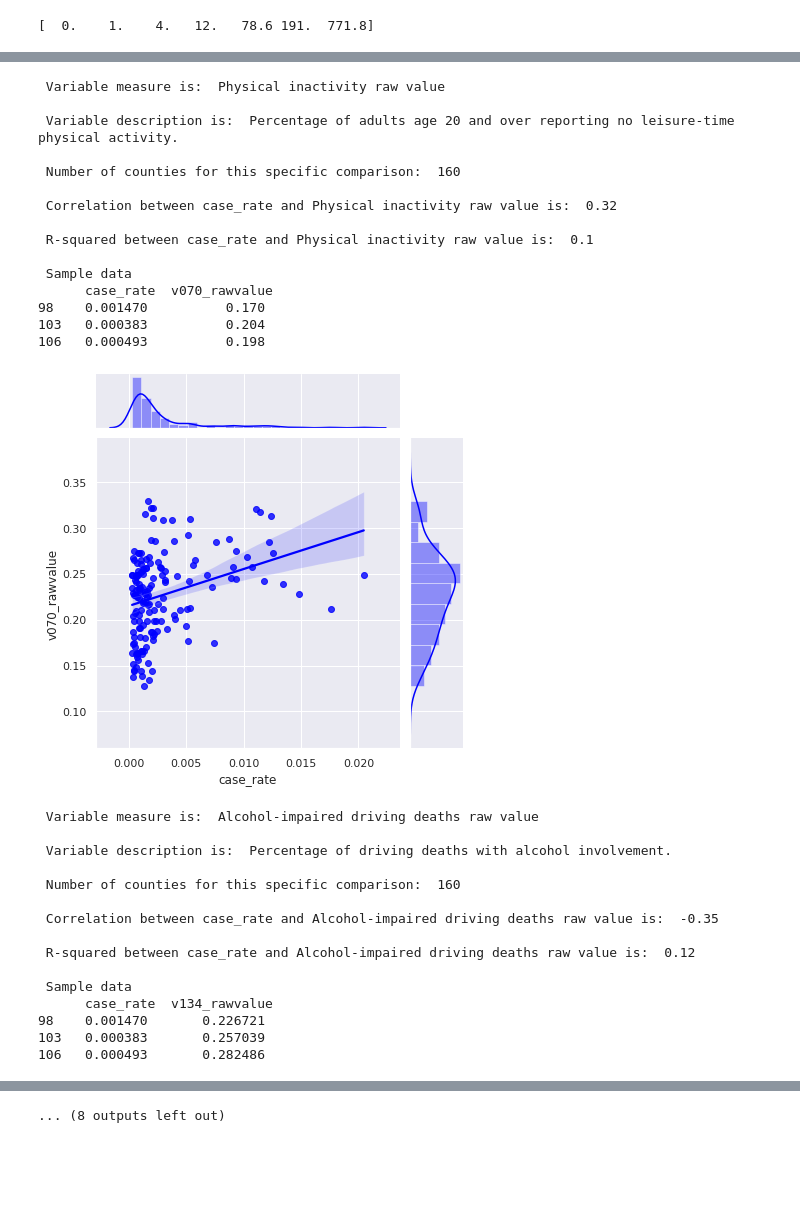
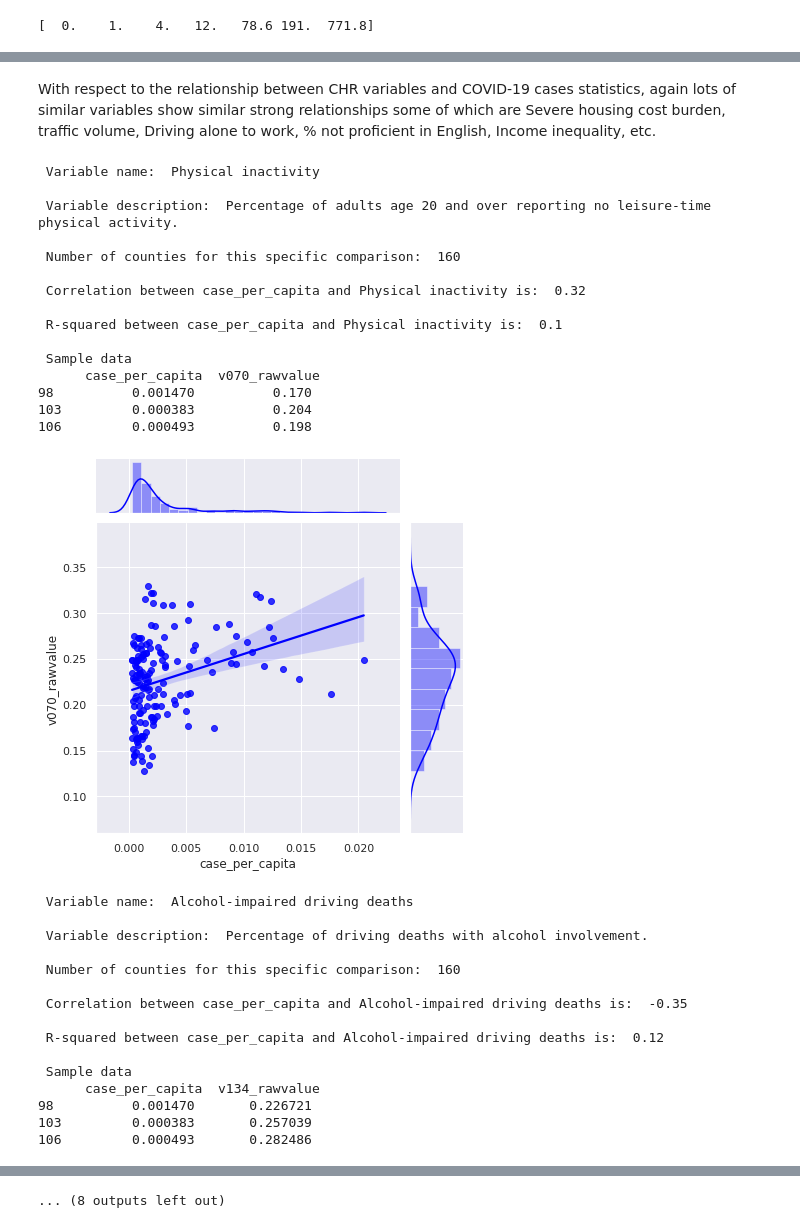
Before and after one commit to tahamokfi/covid_19, a Jupyter notebook: covid_19.ipynb, the cells around one changed output, grey strips where cells are left out. Saved outputs shown, nothing was run; the diff lists cells and outputs as text; code cells hidden in the pictures; blank space fills up the shorter version.

```diff
--- a/covid_19.ipynb
+++ b/covid_19.ipynb
@@ -33,4 +51,4 @@ join_all = pd.merge(join_death, latest_case, how='inner', on = 'fipscode')
 # %%
-# create the normalize rate using CHR population for each county
-join_all['death_rate'] = join_all['covid_death']/join_all['v051_rawvalue']
-join_all['case_rate'] = join_all['covid_case']/join_all['v051_rawvalue']
+# create the death rate and case rate using CHR population for each county
+join_all['death_per_capita'] = join_all['covid_death']/join_all['v051_rawvalue']
+join_all['case_per_capita'] = join_all['covid_case']/join_all['v051_rawvalue']
@@ -42,5 +64,6 @@ print (np.round(np.quantile(join_all.sort_values(['covid_death'])['covid_death']
 # %%
 # function for running EDA and regression analysis
+## The aim is to provide some exploratory data analysis and linear regression analysis to find the relationship between available CHR variables and COVID statistics
 def eda_covid_chr(xvar ='v001_rawvalue', target_var = 'death_rate', filter_var = 'covid_death', min_prec = None, max_prec = None, r2_limit = 0.1):
   """
   This is the function for EDA and regression
@@ -57,11 +80,9 @@ def eda_covid_chr(xvar ='v001_rawvalue', target_var = 'death_rate', filter_var =
   Returns
   -------
     EDA report based on selected threshold
-
-  Author: Taha Mokfi, mokfi.taha@gmail.com
   """
-  # extract the desc from data dict
-  meas_txt = dict_data[dict_data['Variable Name']==xvar]['Measure'].tolist()[0]
+  # extract the name and desc of the variable from data dict
+  meas_txt = dict_data[dict_data['Variable Name']==xvar]['Measure'].tolist()[0][:-10]
   desc_txt = dict_data[dict_data['Variable Name']==xvar]['Description'].tolist()[0]
 
   # filter data based on quantile of the filter_var
@@ -81,8 +102,8 @@ def eda_covid_chr(xvar ='v001_rawvalue', target_var = 'death_rate', filter_var =
     corr_value = np.corrcoef(dt_used[target_var], dt_used[xvar])[0][1]
 
     if np.abs(r2_value) >= r2_limit:
-      print ('\n','Variable measure is: ', meas_txt)
-      print ('\n','Variable description is: ', desc_txt)
+      print ('\n','Variable name: ', meas_txt)
+      print ('\n','Variable description: ', desc_txt)
       print ('\n','Number of counties for this specific comparison: ', dt_used.shape[0])
       print ('\n','Correlation between '+ target_var + ' and ' + meas_txt + ' is: ', np.round(corr_value,2))
       print ('\n','R-squared between '+ target_var + ' and ' + meas_txt + ' is: ', np.round(r2_value,2))
@@ -208,8 +239,8 @@ minutes.
 # %%
-# explore the covid death rate relationship with CHR variables
+# explore the covid death per capita relationship with CHR variables
 res_list = []
 for i in col_raw_names:
-  res_list.append(eda_covid_chr(xvar = i, target_var = 'death_rate',filter_var = 'covid_death', min_prec = 0.95, max_prec = 1, r2_limit = 0.1))
+  res_list.append(eda_covid_chr(xvar = i, target_var = 'death_per_capita',filter_var = 'covid_death', min_prec = 0.95, max_prec = 1, r2_limit = 0.1))
 death_rate_tbl = pd.DataFrame([i for i in res_list if i != None])
 death_rate_tbl.columns = ['variable_name','Desc','Dependent_var','Corr','R2']
 death_rate_tbl = death_rate_tbl.sort_values('R2', ascending = False).reset_index(drop=True)
@@ -423,45 +456,47 @@ costs, lack of kitchen facilities, or lack of plumbing facilities.
 106         512       0.769229
 [figure]
 ... (30 outputs left out)
+# %% [markdown]
+With respect to the relationship between CHR variables and COVID-19 cases statistics, again lots of similar variables show similar strong relationships some of which are Severe housing cost burden, traffic volume, Driving alone to work, % not proficient in English, Income inequality, etc.
 # %%
-# explore the covid case rate relationship with CHR variables
+# explore the covid case per capita relationship with CHR variables
 res_list = []
 for i in col_raw_names:
-  res_list.append(eda_covid_chr(xvar = i, target_var = 'case_rate',filter_var = 'covid_death', min_prec = 0.95, max_prec = 1, r2_limit = 0.1))
+  res_list.append(eda_covid_chr(xvar = i, target_var = 'case_per_capita',filter_var = 'covid_death', min_prec = 0.95, max_prec = 1, r2_limit = 0.1))
 case_rate_tbl = pd.DataFrame([i for i in res_list if i != None])
 case_rate_tbl.columns = ['variable_name','Desc','Dependent_var','Corr','R2']
 case_rate_tbl = case_rate_tbl.sort_values('R2', ascending = False).reset_index(drop=True)
 print ("\n","Summary table: ")
 case_rate_tbl
 # %% [output]
- Variable measure is:  Physical inactivity raw value
+ Variable name:  Physical inactivity
 
- Variable description is:  Percentage of adults age 20 and over reporting no leisure-time physical activity.
+ Variable description:  Percentage of adults age 20 and over reporting no leisure-time physical activity.
 
  Number of counties for this specific comparison:  160
 
- Correlation between case_rate and Physical inactivity raw value is:  0.32
+ Correlation between case_per_capita and Physical inactivity is:  0.32
 
- R-squared between case_rate and Physical inactivity raw value is:  0.1
+ R-squared between case_per_capita and Physical inactivity is:  0.1
 
  Sample data
-      case_rate  v070_rawvalue
-98    0.001470          0.170
-103   0.000383          0.204
-106   0.000493          0.198
+      case_per_capita  v070_rawvalue
+98          0.001470          0.170
+103         0.000383          0.204
+106         0.000493          0.198
-[figure, old version]
+[figure, new version]
- Variable measure is:  Alcohol-impaired driving deaths raw value
+ Variable name:  Alcohol-impaired driving deaths
 
- Variable description is:  Percentage of driving deaths with alcohol involvement.
+ Variable description:  Percentage of driving deaths with alcohol involvement.
 
  Number of counties for this specific comparison:  160
 
- Correlation between case_rate and Alcohol-impaired driving deaths raw value is:  -0.35
+ Correlation between case_per_capita and Alcohol-impaired driving deaths is:  -0.35
 
- R-squared between case_rate and Alcohol-impaired driving deaths raw value is:  0.12
+ R-squared between case_per_capita and Alcohol-impaired driving deaths is:  0.12
 
  Sample data
-      case_rate  v134_rawvalue
-98    0.001470       0.226721
-103   0.000383       0.257039
-106   0.000493       0.282486
+      case_per_capita  v134_rawvalue
+98          0.001470       0.226721
+103         0.000383       0.257039
+106         0.000493       0.282486
```
Also changed, not shown: parts of 20 cells of this notebook.
